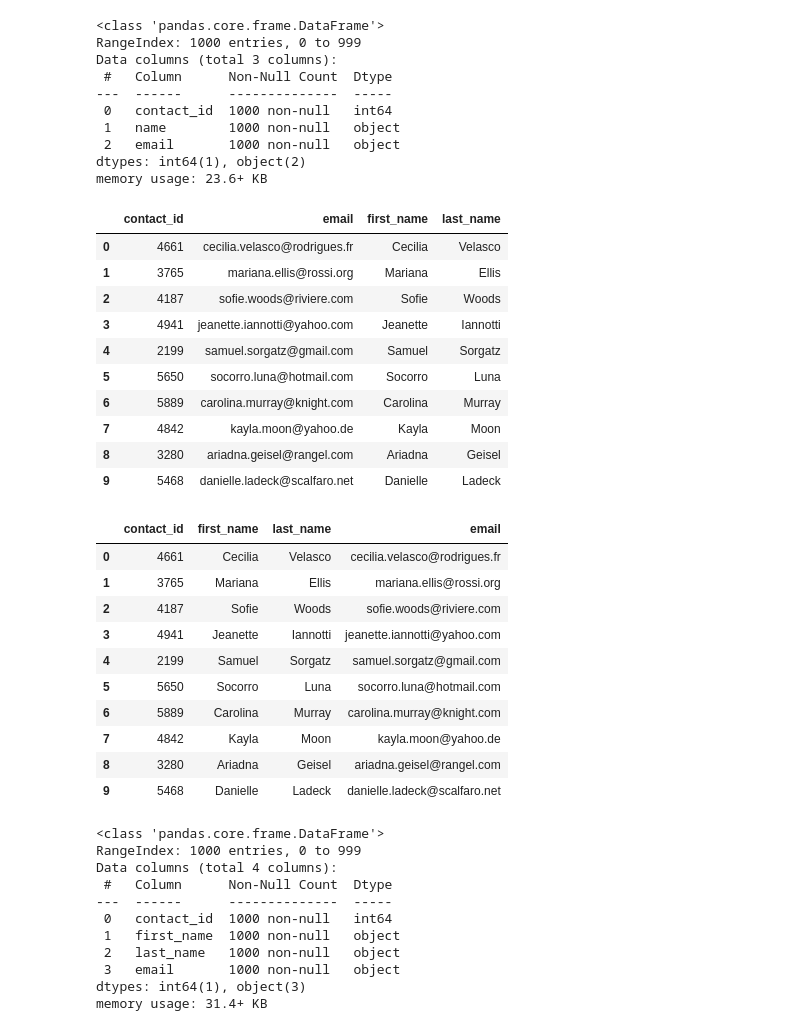
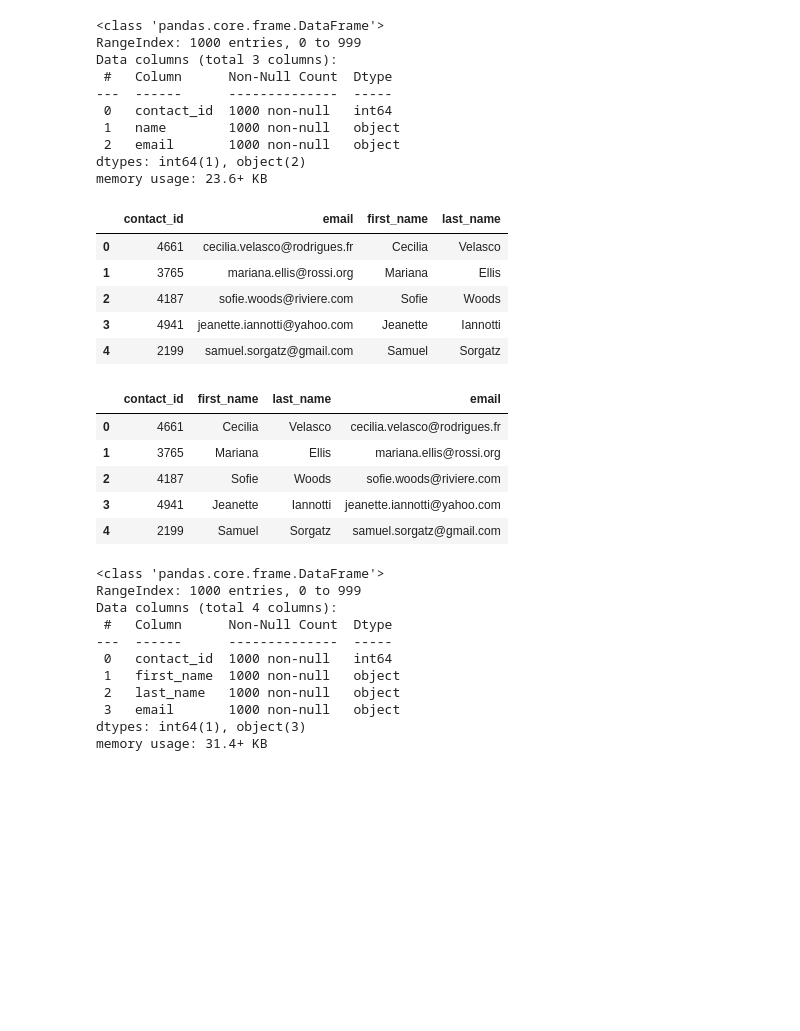
Before and after one commit to AlyssaCullinan/crowdfunding_ETL, a Jupyter notebook: ETL_Mini_Project_SB_AC.ipynb, the cells around one changed output. Saved outputs shown, nothing was run; the diff lists cells and outputs as text; code cells hidden in the pictures; blank space fills up the shorter version.

Commit message:
Contact info Data

```diff
--- a/ETL_Mini_Project_SB_AC.ipynb
+++ b/ETL_Mini_Project_SB_AC.ipynb
@@ -296,8 +295,8 @@ campaign_cleaned.to_csv("Resources/campaign.csv", index=False)
 # %% [markdown]
 ### Extract the contacts.xlsx Data.
 # %%
-# Read the data into a Pandas DataFrame. Use the `header=2` parameter when reading in the data.
-contact_info_df = pd.read_excel('Resources/contacts.xlsx', header=2)
+# Read the data into a Pandas DataFrame. Use the `header=3` parameter when reading in the data.
+contact_info_df = pd.read_excel('Resources/contacts.xlsx', header=3)
 contact_info_df.head()
 # %% [output]
 |  | contact_info |
@@ -322,9 +321,22 @@ Then export the DataFrame as a `contacts.csv` CSV file.
 # Iterate through the contact_info_df and convert each row to a dictionary.
 import json
 dict_values = []
+columns_values= []
+
+for index,row in contact_info_df.iterrows():
+    data = row[0]
+    converted_data = json.loads(data)
+    #Use the list comprehension to get the values for eat row
+    row_values = [v for k, v in converted_data.items()]
+
+    #Use the list comprehension to get the values for eat row
+    columns = [k for k, v in converted_data.items()]
+    columns_values.append(columns)
+    dict_values.append(row_values)
 
 
 # Print out the list of values for each row.
 print(dict_values)
+print(columns_values[0])
 # %% [output]
 [[4661, 'Cecilia Velasco', 'cecilia.velasco@rodrigues.fr'], [3765, 'Mariana Ellis', 'mariana.ellis@rossi.org'], [4187, 'Sofie Woods', 'sofie.woods@riviere.com'], [4941, 'Jeanette Iannotti', 'jeanette. ...
@@ -331,6 +344,9 @@ print(dict_values)
 # %%
 # Create a contact_info DataFrame and add each list of values, i.e., each row
 # to the 'contact_id', 'name', 'email' columns.
+
+contact_info_df_new =pd.DataFrame(dict_values,columns=columns_values[0])
+contact_info_df_new.head()
 # %% [output]
 |  | contact_id | name | email |
 | 0 | 4661 | Cecilia Velasco | cecilia.velasco@rodrigues.fr |
@@ -353,23 +370,22 @@ dtypes: int64(1), object(2)
 memory usage: 23.6+ KB
 # %%
 # Create a "first"name" and "last_name" column with the first and last names from the "name" column.
-
+contact_info_df_new[['first_name','last_name']] = contact_info_df_new['name'].str.split(' ' , n=1, expand=True)
 
 # Drop the contact_name column
+contact_info_df_new = contact_info_df_new.drop('name',axis =1)
+contact_info_df_new.head()
 # %% [output]
 |  | contact_id | email | first_name | last_name |
 | 0 | 4661 | cecilia.velasco@rodrigues.fr | Cecilia | Velasco |
 | 1 | 3765 | mariana.ellis@rossi.org | Mariana | Ellis |
 | 2 | 4187 | sofie.woods@riviere.com | Sofie | Woods |
 | 3 | 4941 | jeanette.iannotti@yahoo.com | Jeanette | Iannotti |
 | 4 | 2199 | samuel.sorgatz@gmail.com | Samuel | Sorgatz |
-| 5 | 5650 | socorro.luna@hotmail.com | Socorro | Luna |
-| 6 | 5889 | carolina.murray@knight.com | Carolina | Murray |
-| 7 | 4842 | kayla.moon@yahoo.de | Kayla | Moon |
-| 8 | 3280 | ariadna.geisel@rangel.com | Ariadna | Geisel |
-| 9 | 5468 | danielle.ladeck@scalfaro.net | Danielle | Ladeck |
 # %%
 # Reorder the columns
+contact_info_df_new = contact_info_df_new[['contact_id','first_name','last_name','email']]
+contact_info_df_new.head()
 # %% [output]
 |  | contact_id | first_name | last_name | email |
 | 0 | 4661 | Cecilia | Velasco | cecilia.velasco@rodrigues.fr |
@@ -377,10 +393,5 @@ memory usage: 23.6+ KB
 | 2 | 4187 | Sofie | Woods | sofie.woods@riviere.com |
 | 3 | 4941 | Jeanette | Iannotti | jeanette.iannotti@yahoo.com |
 | 4 | 2199 | Samuel | Sorgatz | samuel.sorgatz@gmail.com |
-| 5 | 5650 | Socorro | Luna | socorro.luna@hotmail.com |
-| 6 | 5889 | Carolina | Murray | carolina.murray@knight.com |
-| 7 | 4842 | Kayla | Moon | kayla.moon@yahoo.de |
-| 8 | 3280 | Ariadna | Geisel | ariadna.geisel@rangel.com |
-| 9 | 5468 | Danielle | Ladeck | danielle.ladeck@scalfaro.net |
 # %%
 # Check the datatypes one more time before exporting as CSV file.
```
Also changed, not shown: parts of 5 cells of this notebook, 1 other file.
